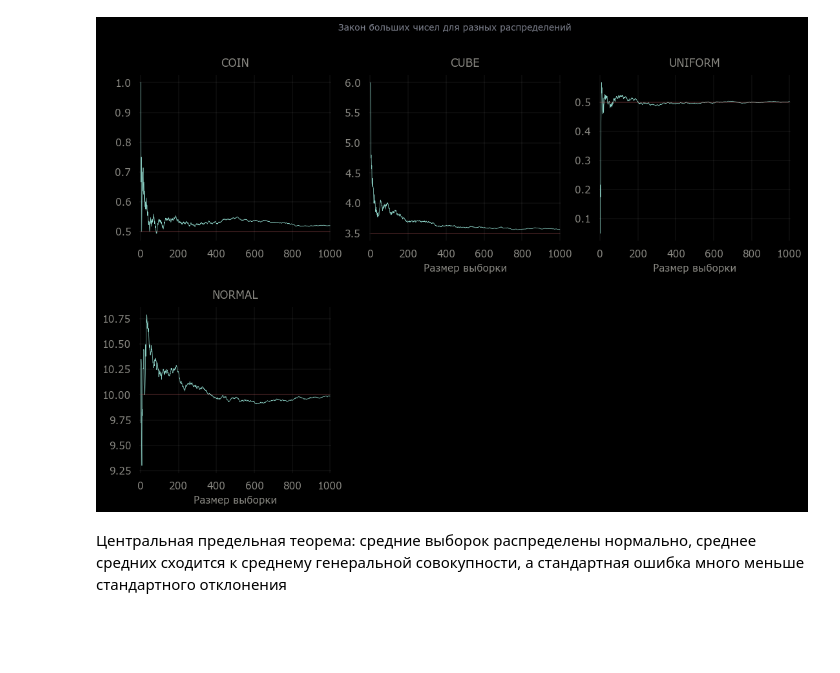
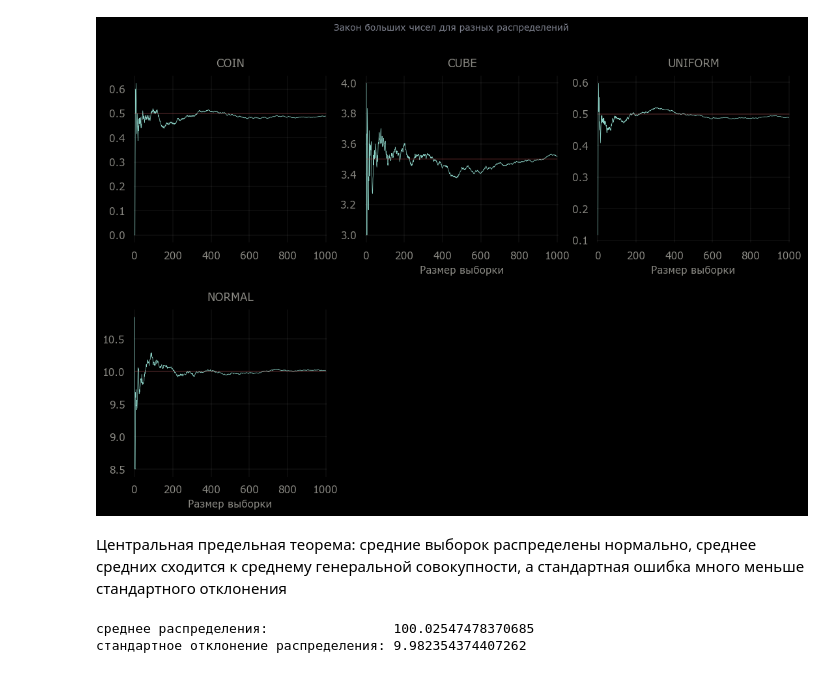
Before and after one commit to sortvalues/my_rep_01, a Jupyter notebook: Statistics/cpt_and_zbch.ipynb, the cells around one changed output. Drawn from its saved outputs; the diff is of its cells as text; code cells hidden in the pictures; blank space fills up the shorter version.

```diff
--- a/Statistics/cpt_and_zbch.ipynb
+++ b/Statistics/cpt_and_zbch.ipynb
@@ -31,14 +31,14 @@ plt.subplots_adjust(wspace= 0.2,
 plt.suptitle('Закон больших чисел для разных распределений', fontsize=10, color='#7d808d')
 
 plt.subplot(2, 3, 1)
-t = pd.Series(np.random.binomial(1,0.5,1000)).to_frame()
-t.columns=['res']
-t['csum']=t['res'].cumsum()
-t['num']=range(1,1001)
-t['cmean']=t.csum/t.num
+t1 = pd.Series(np.random.binomial(1,0.5,1000)).to_frame()
+t1.columns=['res']
+t1['csum']=t1['res'].cumsum()
+t1['num']=range(1,1001)
+t1['cmean']=t1.csum/t1.num
 
-plt.plot(t.num, t.cmean, linewidth=0.5)
-plt.plot(t.num, np.array([0.5]*1000), '-r',linewidth=0.3)
+plt.plot(t1.num, t1.cmean, linewidth=0.5)
+plt.plot(t1.num, np.array([0.5]*1000), '-r',linewidth=0.3)
 plt.title('COIN', fontsize=12, y=1.02, color='#8b8a84')
 plt.tick_params(axis='both', colors='#8b8a84')
 plt.xlim(-5, 1005)
@@ -47,57 +47,65 @@ for pos in ['right', 'top', 'bottom', 'left']:
 plt.grid(color='darkgray', linestyle='-', linewidth=0.1)
 
 plt.subplot(2, 3, 2)
-t = pd.Series(np.random.randint(1,7,1000)).to_frame()
-t.columns=['res']
-t['csum']=t['res'].cumsum()
-t['num']=range(1,1001)
-t['cmean']=t.csum/t.num
-plt.plot(t.num, t.cmean, linewidth=0.5)
-plt.plot(t.num, np.array([3.5]*1000), '-r',linewidth=0.3)
+t1 = pd.Series(np.random.randint(1,7,1000)).to_frame()
+t1.columns=['res']
+t1['csum']=t1['res'].cumsum()
+t1['num']=range(1,1001)
+t1['cmean']=t1.csum/t1.num
+plt.plot(t1.num, t1.cmean, linewidth=0.5)
+plt.plot(t1.num, np.array([3.5]*1000), '-r',linewidth=0.3)
 plt.tick_params(axis='both', colors='#8b8a84')
 plt.title('CUBE', fontsize=12, y=1.02,color='#8b8a84')
 plt.xlabel("Размер выборки", labelpad = 5, fontsize= 11,color='#8b8a84')
 plt.xlim(-5, 1005)
 for pos in ['right', 'top', 'bottom', 'left']:
     plt.gca().spines[pos].set_visible(False)
 plt.grid(color='darkgray', linestyle='-', linewidth=0.1)
 
 plt.subplot(2, 3, 3)
-t = pd.Series(np.random.uniform(size = 1000)).to_frame()
-t.columns=['res']
-t['csum']=t['res'].cumsum()
-t['num']=range(1,1001)
-t['cmean']=t.csum/t.num
-plt.plot(t.num, t.cmean, linewidth=0.5)
-plt.plot(t.num, np.array([0.5]*1000), '-r',linewidth=0.3)
+t1 = pd.Series(np.random.uniform(size = 1000)).to_frame()
+t1.columns=['res']
+t1['csum']=t1['res'].cumsum()
+t1['num']=range(1,1001)
+t1['cmean']=t1.csum/t1.num
+plt.plot(t1.num, t1.cmean, linewidth=0.5)
+plt.plot(t1.num, np.array([0.5]*1000), '-r',linewidth=0.3)
 plt.tick_params(axis='both', colors='#8b8a84')
 plt.title('UNIFORM', fontsize=12, y=1.02,color='#8b8a84')
 plt.xlabel("Размер выборки", labelpad = 5, fontsize= 11,color='#8b8a84')
 plt.xlim(-5, 1005)
 for pos in ['right', 'top', 'bottom', 'left']:
     plt.gca().spines[pos].set_visible(False)
 plt.grid(color='darkgray', linestyle='-', linewidth=0.1)
 
 plt.subplot(2, 3, 4)
-t = pd.Series(np.random.normal(10,2,size = 1000)).to_frame()
-t.columns=['res']
-t['csum']=t['res'].cumsum()
-t['num']=range(1,1001)
-t['cmean']=t.csum/t.num
+t1 = pd.Series(np.random.normal(10,2,size = 1000)).to_frame()
+t1.columns=['res']
+t1['csum']=t1['res'].cumsum()
+t1['num']=range(1,1001)
+t1['cmean']=t1.csum/t1.num
 
-plt.plot(t.num, t.cmean, linewidth=0.5)
-plt.plot(t.num, np.array([10]*1000), '-r',linewidth=0.3)
+plt.plot(t1.num, t1.cmean, linewidth=0.5)
+plt.plot(t1.num, np.array([10]*1000), '-r',linewidth=0.3)
 plt.tick_params(axis='both', colors='#8b8a84')
 plt.title('NORMAL', fontsize=12, y=1.02, color='#8b8a84')
 plt.xlabel("Размер выборки", labelpad = 5, fontsize= 11, color='#8b8a84')
 plt.xlim(-5, 1005)
 for pos in ['right', 'top', 'bottom', 'left']:
     plt.gca().spines[pos].set_visible(False)
 plt.grid(color='darkgray', linestyle='-', linewidth=0.1)
 
 
 plt.show()
 # %% [output]
-[figure, old version]
+[figure, new version]
 # %% [markdown]
 Центральная предельная теорема: средние выборок распределены нормально, среднее средних сходится к среднему генеральной совокупности, а стандартная ошибка много меньше стандартного отклонения
+# %%
+p = np.random.normal(100,10,100000)
+
+print(f'среднее распределения:                {p.mean()} \n\
+стандартное отклонение распределения: {p.std()}')
+# %% [output]
+среднее распределения:                100.02547478370685
+стандартное отклонение распределения: 9.982354374407262
```
Also changed, not shown: parts of 14 cells of this notebook, 1 other file.
